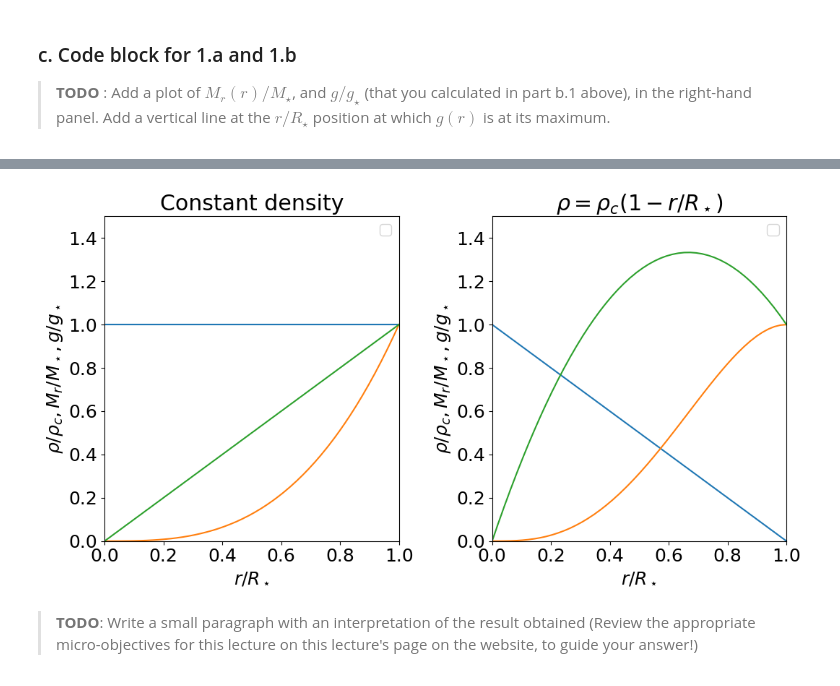
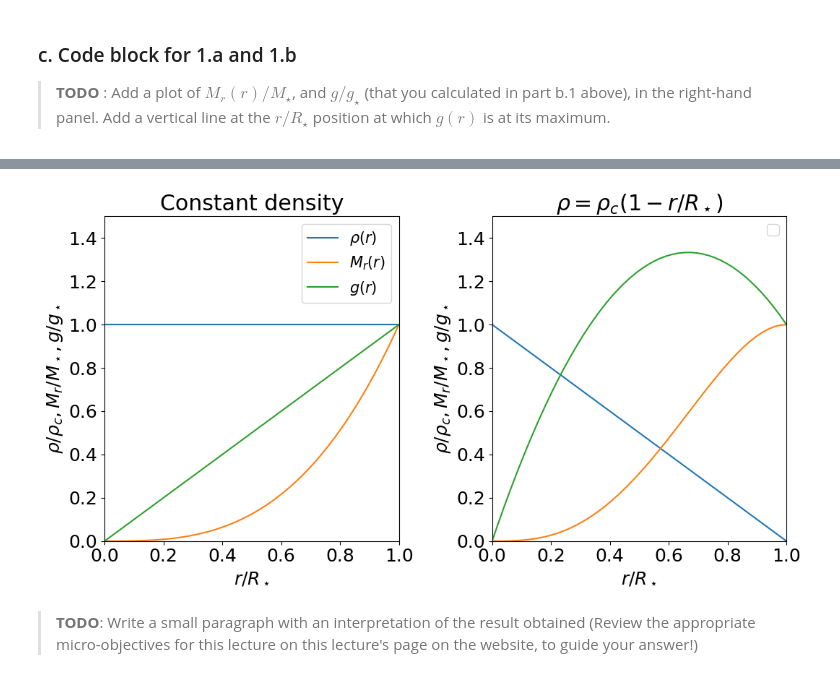
Before and after one commit to ankxie/PHYS633, a Jupyter notebook: Book/L02-GravityField/02-GravityField-template.ipynb, the cells around one changed output, grey strips where cells are left out. Saved outputs shown, nothing was run; the diff lists cells and outputs as text; code cells hidden in the pictures.

```diff
--- a/Book/L02-GravityField/02-GravityField-template.ipynb
+++ b/Book/L02-GravityField/02-GravityField-template.ipynb
@@ -109,7 +115,7 @@ fig, ax = plt.subplots(1,2, figsize=(11,6))
 # and an array (here 2 plots) of plotting windows called "axes" (in the variable "ax")
 
 plt.rcParams.update({'font.size': 18})
-plt.rcParams.update({'font.family': 'Times New Roman'})
+#plt.rcParams.update({'font.family': 'Times New Roman'})
 # Set the font and font size for the whole figure.
 
 for item in ax:
@@ -136,9 +142,9 @@ ax[1].set_title(r'$\rho = \rho_c(1- r/R_\star)$')
 
 x_array = np.linspace(0, 1)
 
-ax[0].plot(x_array, np.ones_like(x_array)) #density
-ax[0].plot(x_array, x_array**3) #mass
-ax[0].plot(x_array, x_array) #g
+ax[0].plot(x_array, np.ones_like(x_array), label = r'$\rho(r)$') #density
+ax[0].plot(x_array, x_array**3, label = r'$M_r(r)$') #enclosed mass
+ax[0].plot(x_array, x_array, label = r'$g(r)$') #g
 
 
 ####################
@@ -187,4 +176,4 @@ WARNING:matplotlib.font_manager:findfont: Font family 'Times New Roman' not foun
-[figure, old version]
+[figure, new version]
 # %% [markdown]
 > **TODO**: Write a small paragraph with an interpretation of the result obtained (Review the appropriate micro-objectives for this lecture on this lecture's page on the website, to guide your answer!)
 # %% [markdown]
```
Also changed, not shown: parts of 2 cells of this notebook.
